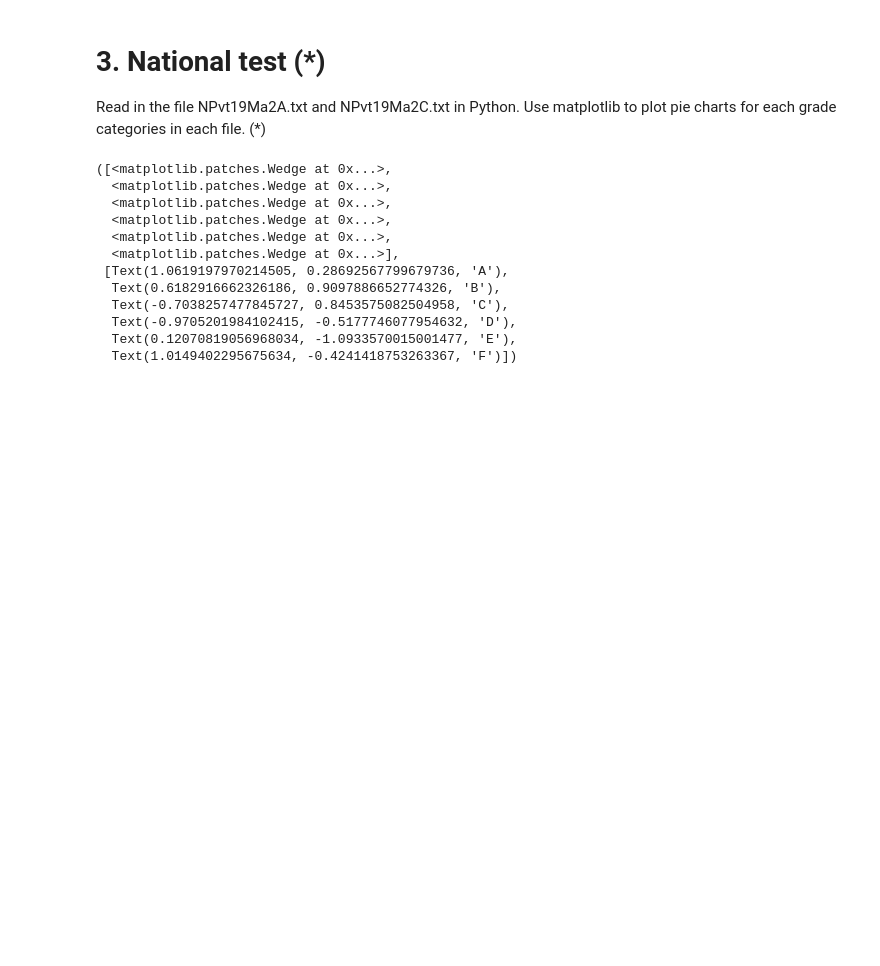
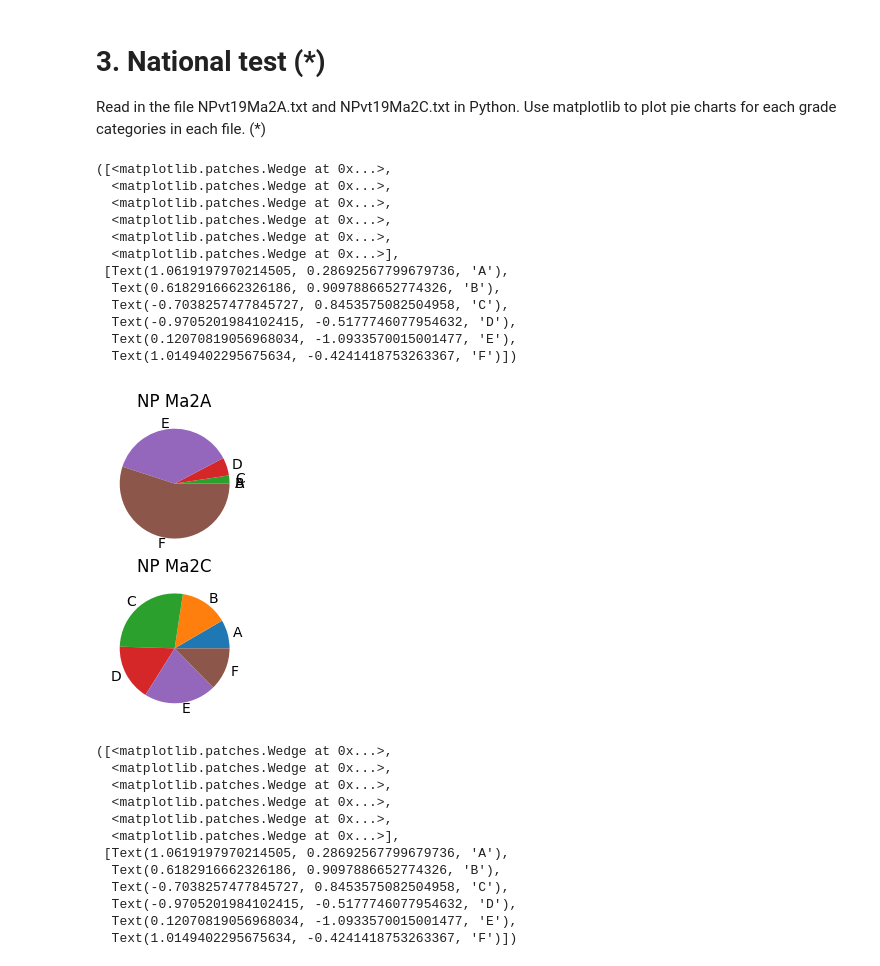
Before and after one commit to jwiegert/python-programming-joachim-wiegert, a Jupyter notebook: Exercises/exercise08_filemanagement.ipynb, the cells around one changed output. Drawn from its saved outputs; the diff is of its cells as text; code cells hidden in the pictures; blank space fills up the shorter version.

```diff
--- a/Exercises/exercise08_filemanagement.ipynb
+++ b/Exercises/exercise08_filemanagement.ipynb
@@ -236,6 +202,52 @@ with open(exercpath+'test_result.txt', 'a') as f1:
 # 3. National test (*)
 
 Read in the file NPvt19Ma2A.txt and NPvt19Ma2C.txt in Python. Use matplotlib to plot pie charts for each grade categories in each file. (*)
+# %%
+import matplotlib.pyplot as plt
+
+# Som functions:
+
+def openandclean(pathandfilename):
+    with open(pathandfilename, 'r') as classfile:
+        classgrades = classfile.readlines()
+    classperc = []
+    for i,grade in enumerate(classgrades):
+        classgrades[i] = grade.strip("\n").split(" ")[0]
+        classperc.append(float(grade.strip("\n").split(" ")[1].strip("%")))
+    return classgrades, classperc
+
+
+# Save paths
+path = '../Code-Along/8_files/'
+exercpath = 'exercisefiles/'
+filename1 = 'NPvt19Ma2A.txt'
+filename2 = 'NPvt19Ma2C.txt'
+class1    = "NP Ma2A"
+class2    = "NP Ma2C"
+
+# Open and clean class-files
+class1grades,class1perc = openandclean(path+filename1)
+class2grades,class2perc = openandclean(path+filename2)
+
+fig,ax = plt.subplots(2,1, dpi=100, facecolor = 'white')
+ax[0].set(title=class1)
+ax[0].pie(class1perc, labels=class1grades);
+ax[1].set(title=class2)
+ax[1].pie(class2perc, labels=class2grades);
+# %% [output]
+([<matplotlib.patches.Wedge at 0x...>,
+  <matplotlib.patches.Wedge at 0x...>,
+  <matplotlib.patches.Wedge at 0x...>,
+  <matplotlib.patches.Wedge at 0x...>,
+  <matplotlib.patches.Wedge at 0x...>,
+  <matplotlib.patches.Wedge at 0x...>],
+ [Text(1.0619197970214505, 0.28692567799679736, 'A'),
+  Text(0.6182916662326186, 0.9097886652774326, 'B'),
+  Text(-0.7038257477845727, 0.8453575082504958, 'C'),
+  Text(-0.9705201984102415, -0.5177746077954632, 'D'),
+  Text(0.12070819056968034, -1.0933570015001477, 'E'),
+  Text(1.0149402295675634, -0.4241418753263367, 'F')])
+[figure, added]
 # %%
 import os
 import matplotlib.pyplot as plt
```
Also changed, not shown: parts of 1 cell of this notebook, 1 other file.
